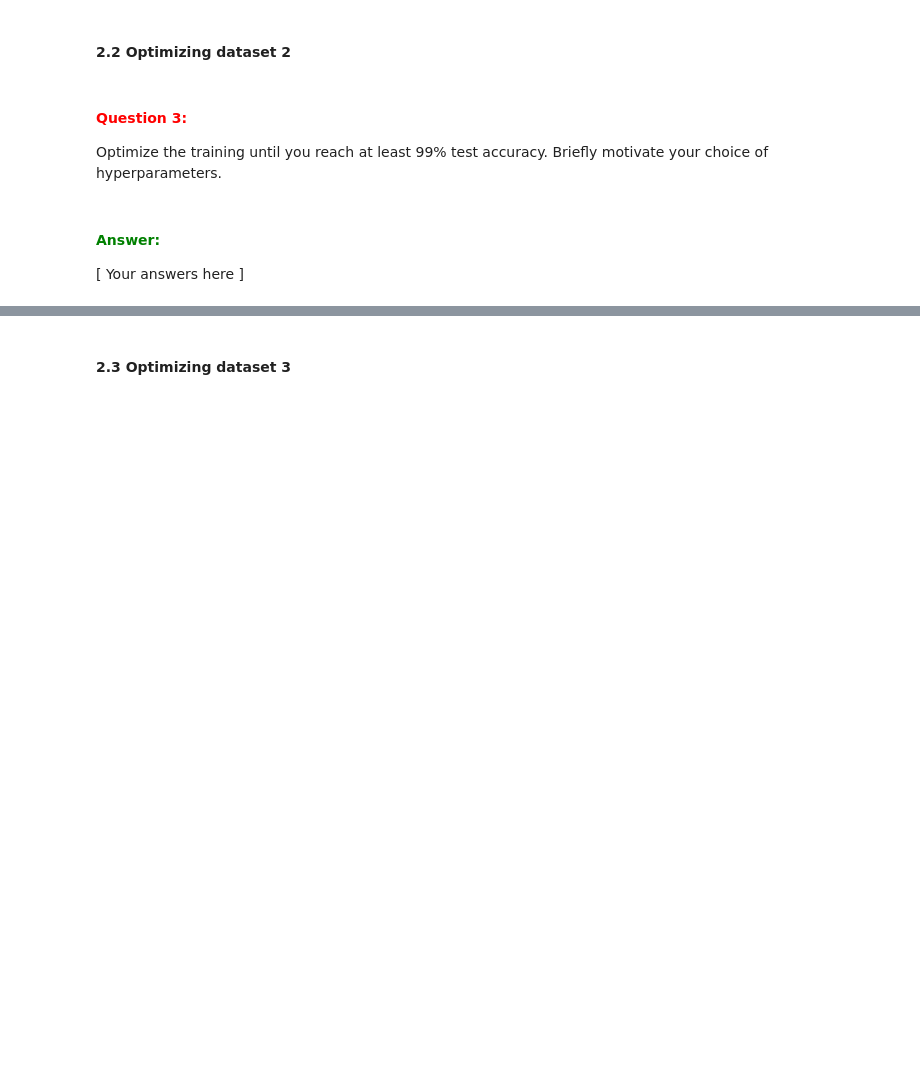
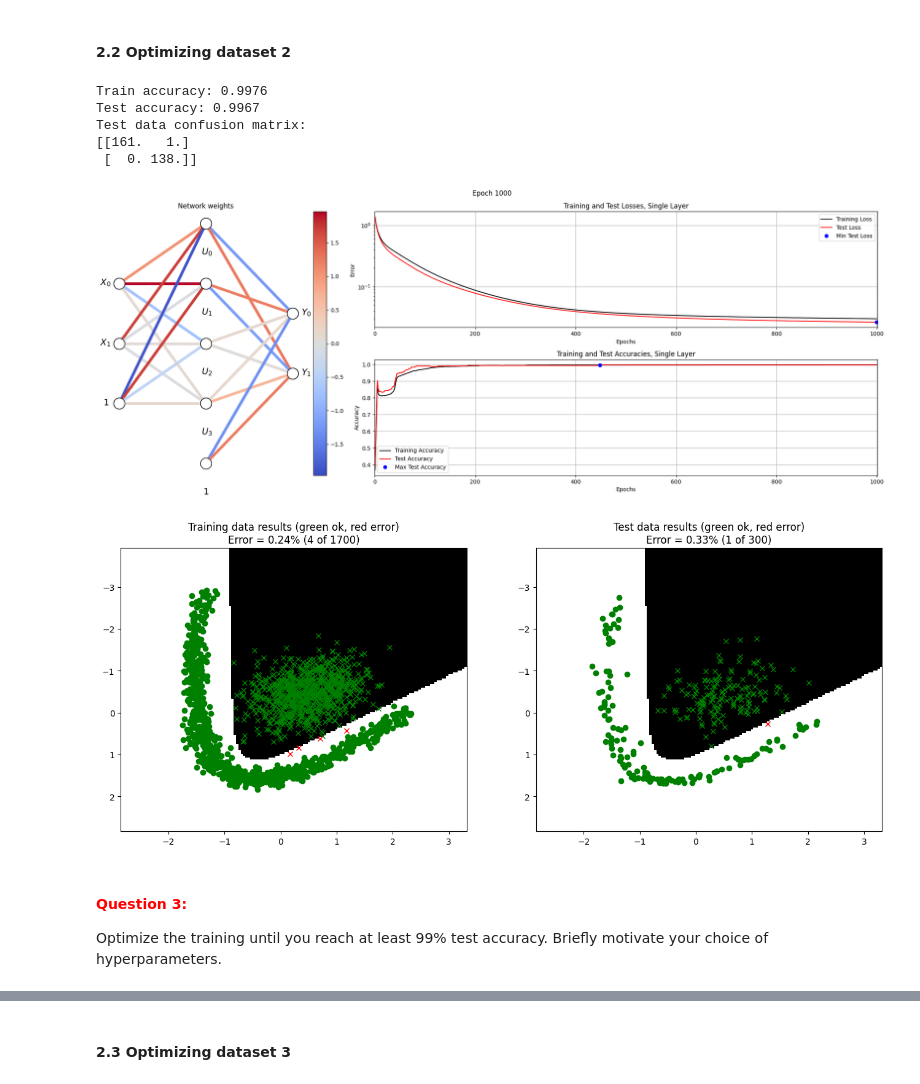
Before and after one commit to qqyfly/732A55_Neural_Networks_and_Learning_Systems, a Jupyter notebook: Homework/Lab/A1_Supervised/main3_MultiLayer.ipynb, the cells around one changed output, grey strips where cells are left out. Saved outputs shown, nothing was run; the diff lists cells and outputs as text; code cells hidden in the pictures; blank space fills up the shorter version.

```diff
--- a/Homework/Lab/A1_Supervised/main3_MultiLayer.ipynb
+++ b/Homework/Lab/A1_Supervised/main3_MultiLayer.ipynb
@@ -405,25 +421,30 @@ Optimize the training until you reach at least 98% test accuracy. Briefly motiva
 # %%
 # --------------------------------------------
 # === Your code here =========================
 # --------------------------------------------
 nInputs  = 2
 nClasses = 2
-nHidden  = 2
+nHidden  = 4
 
-W1_0 = np.random.normal(0,0.1, size=(nInputs, nHidden))
-B1_0 = np.random.normal(0,0.1, size=(nHidden, 1))
-W2_0 = np.random.normal(0,0.1, size=(nHidden, nClasses))
-B2_0 = np.random.normal(0,0.1, size=(nClasses, 1))
+np.random.seed(12345)
+W1_0 = np.random.randn(nInputs, nHidden) / np.sqrt(nInputs)
+B1_0 = np.zeros((1, nHidden))
+W2_0 = np.random.randn(nHidden, nClasses) / np.sqrt(nHidden)
+B2_0 = np.zeros((1, nClasses))
 
-params = {"epochs": 1000, "learningRate": 0.1, "normalize": False, "useTanhOutput": False}
+params = {"epochs": 1000, "learningRate": 0.1, "normalize": True, "useTanhOutput": False}
 # ============================================
 
 trainMultiLayerOnDataset(2, 0.15, W1_0, B1_0, W2_0, B2_0, params)
+# %% [output]
+Train accuracy: 0.9976
+Test accuracy: 0.9967
+Test data confusion matrix:
+[[161.   1.]
+ [  0. 138.]]
+[figure, added]
+[figure, added]
 # %% [markdown]
 #### **<span style="color:red">Question 3:</span>**
 
 Optimize the training until you reach at least 99% test accuracy. Briefly motivate your choice of hyperparameters.
-# %% [markdown]
-#### **<span style="color:green">Answer:</span>**
-
-\[ Your answers here \]
```
Also changed, not shown: parts of 17 cells of this notebook, 9 other files.
